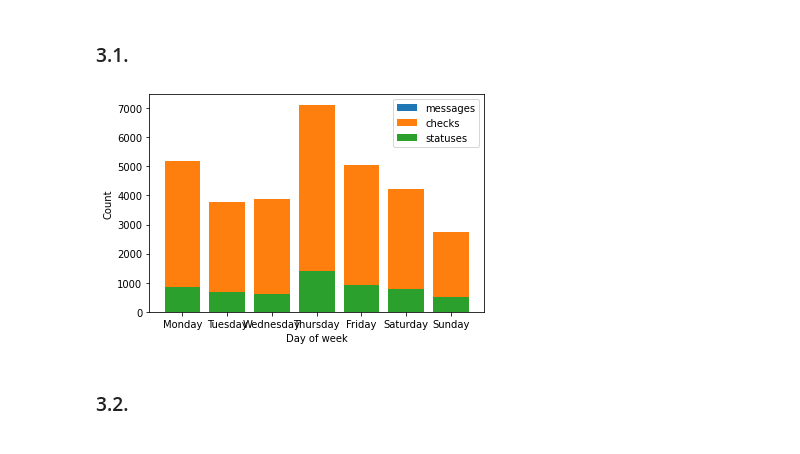
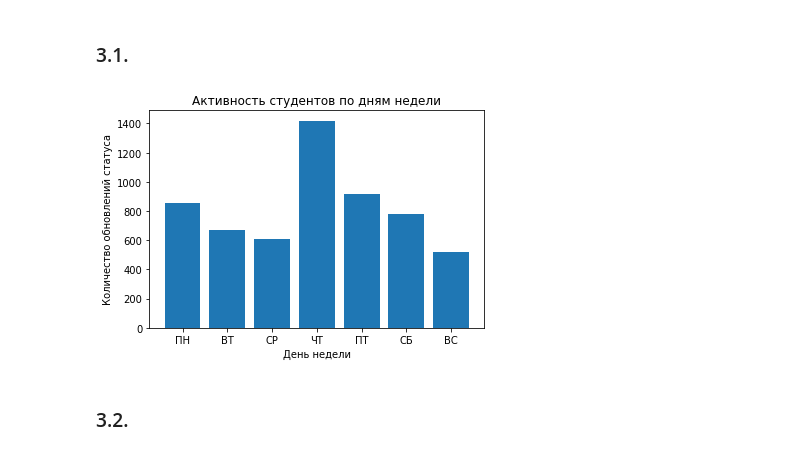
Before and after one commit to vahtyah/PythonPracticalSemester3, a Jupyter notebook: PythonSemester3.ipynb, the cells around one changed output. Drawn from its saved outputs; the diff is of its cells as text; code cells hidden in the pictures.

```diff
--- a/PythonSemester3.ipynb
+++ b/PythonSemester3.ipynb
@@ -2103,60 +2081,31 @@ Saving statuses.csv to statuses.csv
 # %%
 import csv
 import datetime
 import matplotlib.pyplot as plt
 
 
 def parse_time(text):
     return datetime.datetime.strptime(text, '%Y-%m-%d %H:%M:%S.%f')
 
-
 def load_csv(filename):
     with open(filename, encoding='utf8') as f:
         return list(csv.reader(f, delimiter=','))
 
 
-def get_day_of_week(timestamp):
-    return timestamp.strftime('%A')
-
-
-# id, task, variant, group, time
-messages = load_csv('messages.csv')
-
-# id, message_id, time, status
-checks = load_csv('checks.csv')
-
-# task, variant, group, time, status, achievements
 statuses = load_csv('statuses.csv')
 
-message_counts = {day: 0 for day in ['Monday', 'Tuesday', 'Wednesday', 'Thursday', 'Friday', 'Saturday', 'Sunday']}
-check_counts = {day: 0 for day in ['Monday', 'Tuesday', 'Wednesday', 'Thursday', 'Friday', 'Saturday', 'Sunday']}
-status_counts = {day: 0 for day in ['Monday', 'Tuesday', 'Wednesday', 'Thursday', 'Friday', 'Saturday', 'Sunday']}
-
-for row in messages[1:]:
-    timestamp = parse_time(row[4])
-    day_of_week = get_day_of_week(timestamp)
-    message_counts[day_of_week] += 1
-
-for row in checks[1:]:
-    timestamp = parse_time(row[2])
-    day_of_week = get_day_of_week(timestamp)
-    check_counts[day_of_week] += 1
-
-for row in statuses[1:]:
-    timestamp = parse_time(row[3])
-    day_of_week = get_day_of_week(timestamp)
-    status_counts[day_of_week] += 1
+day_counts = [0] * 7
+for row in statuses:
+    day_counts[parse_time(row[3]).weekday()] += 1
 
 fig, ax = plt.subplots()
-ax.bar(message_counts.keys(), message_counts.values(), label='messages')
-ax.bar(check_counts.keys(), check_counts.values(), label='checks')
-ax.bar(status_counts.keys(), status_counts.values(), label='statuses')
-ax.set_xlabel('Day of week')
-ax.set_ylabel('Count')
-ax.legend()
+ax.bar(['ПН', 'ВТ', 'СР', 'ЧТ', 'ПТ', 'СБ', 'ВС'], day_counts)
+ax.set_xlabel('День недели')
+ax.set_ylabel('Количество обновлений статуса')
+ax.set_title('Активность студентов по дням недели')
 plt.show()
 # %% [output]
-[figure, old version]
+[figure, new version]
 # %% [markdown]
 ### 3.2.
 # %%
```
Also changed, not shown: parts of 15 cells of this notebook.
